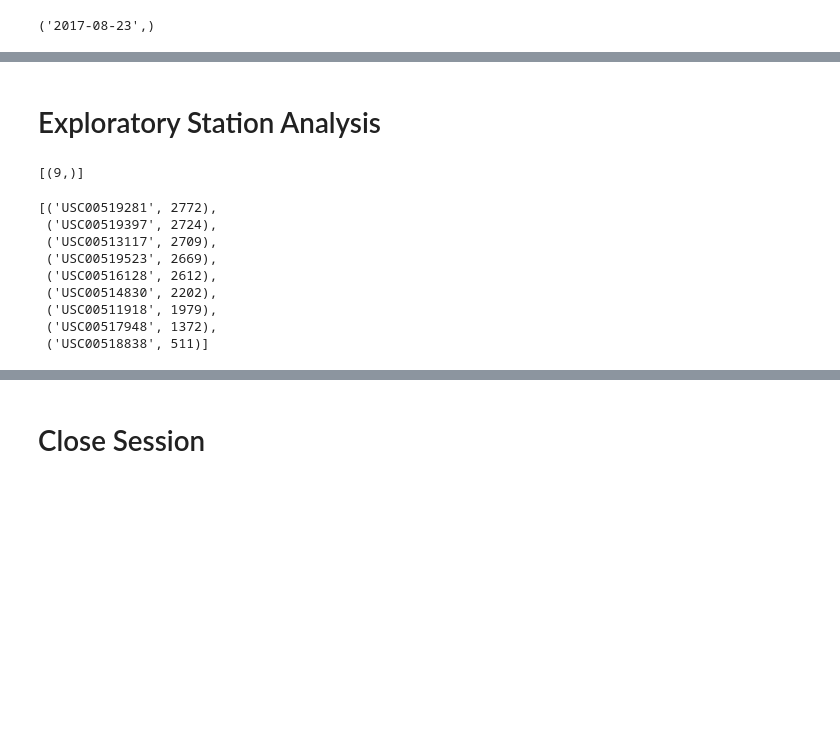
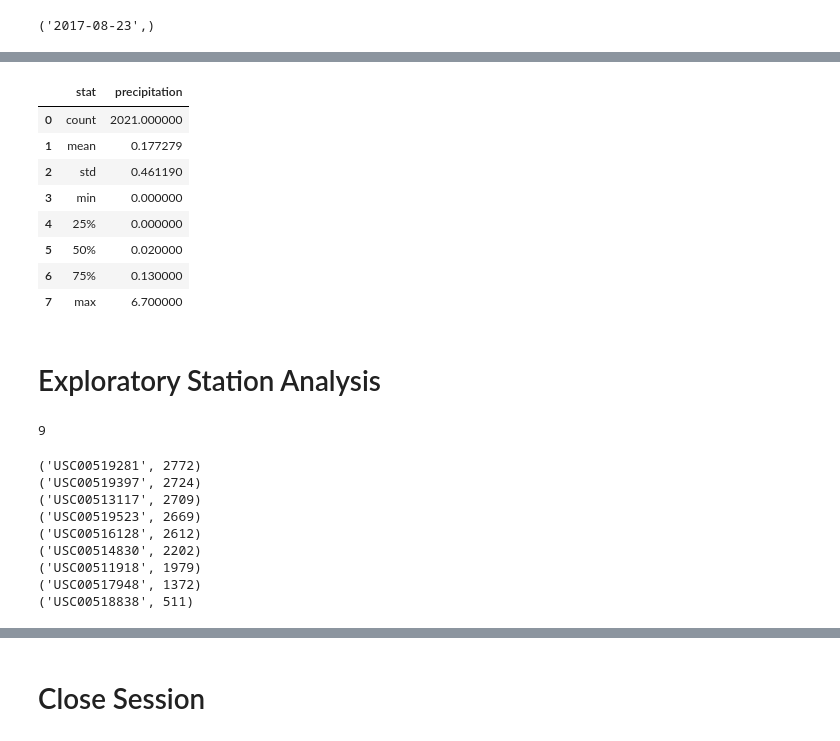
Before and after one commit to annabitzer/sqlalchemy_challenge, a Jupyter notebook: SurfsUp/Starter_Code/climate_starter.ipynb, the cells around one changed output, grey strips where cells are left out. Saved outputs shown, nothing was run; the diff lists cells and outputs as text; code cells hidden in the pictures; blank space fills up the shorter version.

```diff
--- a/SurfsUp/Starter_Code/climate_starter.ipynb
+++ b/SurfsUp/Starter_Code/climate_starter.ipynb
@@ -109,21 +96,56 @@ precip_df.plot.bar('Date', 'Precipication')
+# %%
+# Use Pandas to calculate the summary statistics for the precipitation data
+count = precip_df['Precipication'].count()
+mean = precip_df['Precipication'].mean()
+std = precip_df['Precipication'].std()
+min = precip_df['Precipication'].min()
+twenty_five = precip_df['Precipication'].quantile(0.25)
+fifty = precip_df['Precipication'].quantile(0.50)
+seventy_five = precip_df['Precipication'].quantile(0.75)
+max = precip_df['Precipication'].max()
+
+precip_summary = pd.DataFrame({'stat': ['count', 'mean', 'std', 'min', '25%',
+                                                '50%', '75%', 'max'],
+                               'precipitation': [count, mean, std, min, twenty_five,
+                               fifty, seventy_five, max]})
+
+precip_summary
+# %% [output]
+|  | stat | precipitation |
+| 0 | count | 2021.000000 |
+| 1 | mean | 0.177279 |
+| 2 | std | 0.461190 |
+| 3 | min | 0.000000 |
+| 4 | 25% | 0.000000 |
+| 5 | 50% | 0.020000 |
+| 6 | 75% | 0.130000 |
+| 7 | max | 6.700000 |
 # %% [markdown]
 # Exploratory Station Analysis
 # %%
 # Design a query to calculate the total number of stations in the dataset
+session.query(Station.station).count()
 # %% [output]
-[(9,)]
+9
 # %%
 # Design a query to find the most active stations (i.e. which stations have the most rows?)
 # List the stations and their counts in descending order.
+
+activity = session.query(Measurement.station, func.count(Measurement.station)).\
+    group_by(Measurement.station).\
+    order_by(func.count(Measurement.station).desc()).all()
+
+for station in activity:
+    print(station)
 # %% [output]
-[('USC00519281', 2772),
- ('USC00519397', 2724),
- ('USC00513117', 2709),
- ('USC00519523', 2669),
- ('USC00516128', 2612),
- ('USC00514830', 2202),
- ('USC00511918', 1979),
- ('USC00517948', 1372),
- ('USC00518838', 511)]
+('USC00519281', 2772)
+('USC00519397', 2724)
+('USC00513117', 2709)
+('USC00519523', 2669)
+('USC00516128', 2612)
+('USC00514830', 2202)
+('USC00511918', 1979)
+('USC00517948', 1372)
+('USC00518838', 511)
 # %%
 # Using the most active station id from the previous query, calculate the lowest, highest, and average temperature.
```
Also changed, not shown: parts of 6 cells of this notebook.
